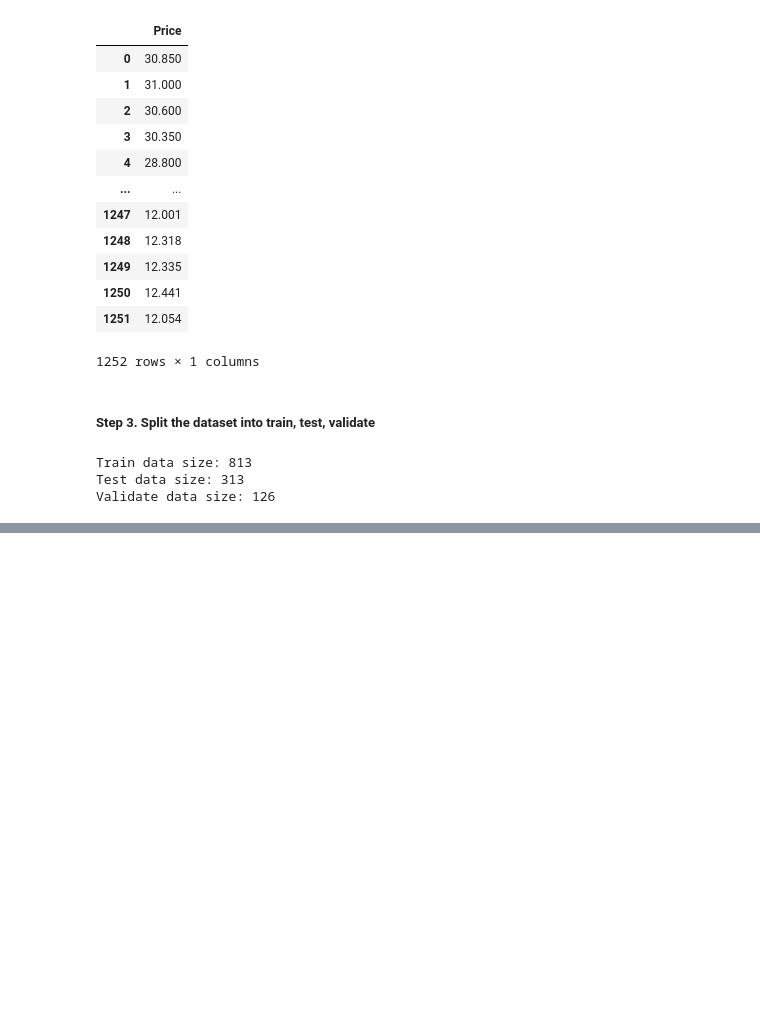
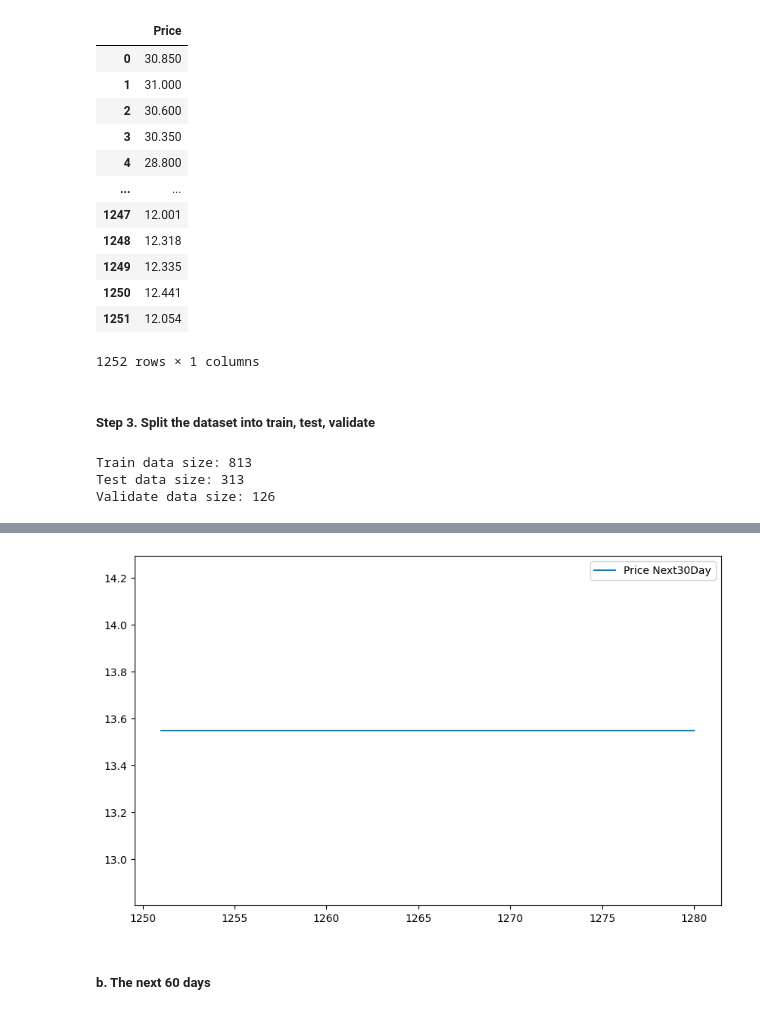
Before and after one commit to xuanquynhle/IS403.O21.HTCL_Team5, a Jupyter notebook: ARIMA_Model/arima-model-65-25-10.ipynb, the cells around one changed output, grey strips where cells are left out. Drawn from its saved outputs; the diff is of its cells as text; code cells hidden in the pictures; blank space fills up the shorter version.

```diff
--- a/ARIMA_Model/arima-model-65-25-10.ipynb
+++ b/ARIMA_Model/arima-model-65-25-10.ipynb
@@ -76,0 +166,14 @@ Validate data size: 126
+# %%
+# Process of creating an index to predict the next 30 days
+last_index = df.index[-1]
+last_data = pd.RangeIndex(start=last_index, stop=last_index+30, step=1)
+
+# Creating an array for the next 30 days
+x_next_30_days = np.array(range(last_index+1, last_index+31)).reshape(-1, 1)
+
+# Predicting the next 30 days
+y_next_30_days = model.predict(n_periods=len(x_next_30_days))
+
+# Printing out the predicted closing prices for the next 30 days
+print('Predicted closing prices for the next 30 days:')
+print(y_next_30_days)
@@ -76,0 +197,9 @@ Validate data size: 126
+# %%
+plt.figure(figsize=(10, 6))
+plt.plot(last_data,y_next_30_days)
+plt.legend(['Price Next30Day'])
+plt.show()
+# %% [output]
+[figure, added]
+# %% [markdown]
+##### b. The next 60 days
```
Also changed, not shown: parts of 20 cells of this notebook, 1 other file.
